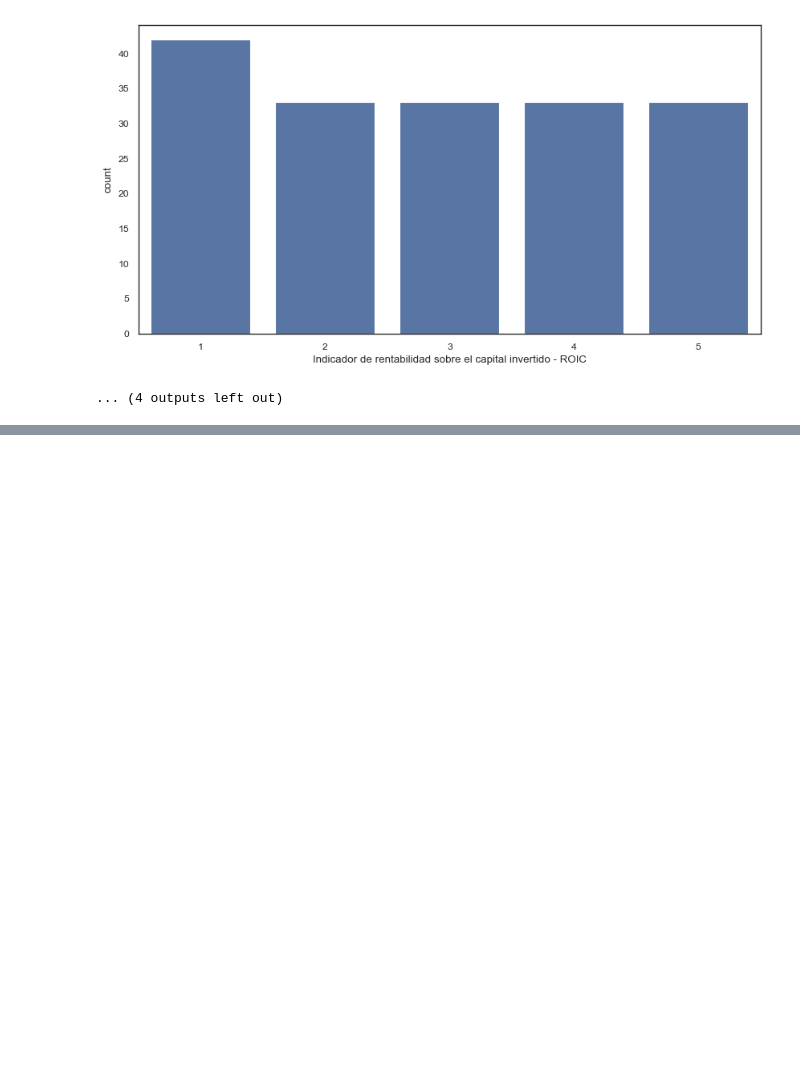
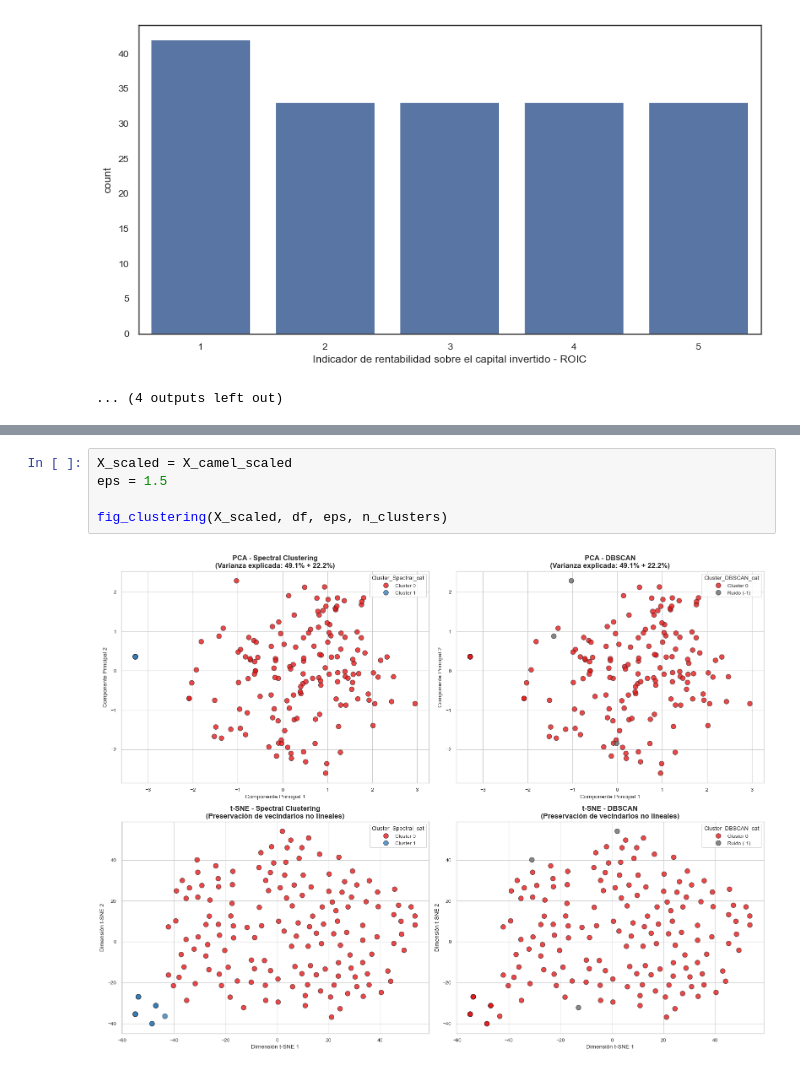
Before and after one commit to jhquiza/proyecto-riesgos, a Jupyter notebook: camel/Análisis resultados CAMEL.ipynb, the cells around one changed output, grey strips where cells are left out. Cells and saved outputs as stored; diff of their text form; blank space fills up the shorter version.

```diff
--- a/camel/Análisis resultados CAMEL.ipynb
+++ b/camel/Análisis resultados CAMEL.ipynb
@@ -263,0 +546,7 @@ Chi2: 7.43 | V de Cramer: 0.1193 | p-value: 0.9446
+# %%
+X_scaled = X_camel_scaled
+eps = 1.5
+
+fig_clustering(X_scaled, df, eps, n_clusters)
+# %% [output]
+[figure, added]
```
Also changed, not shown: parts of 34 cells of this notebook.
